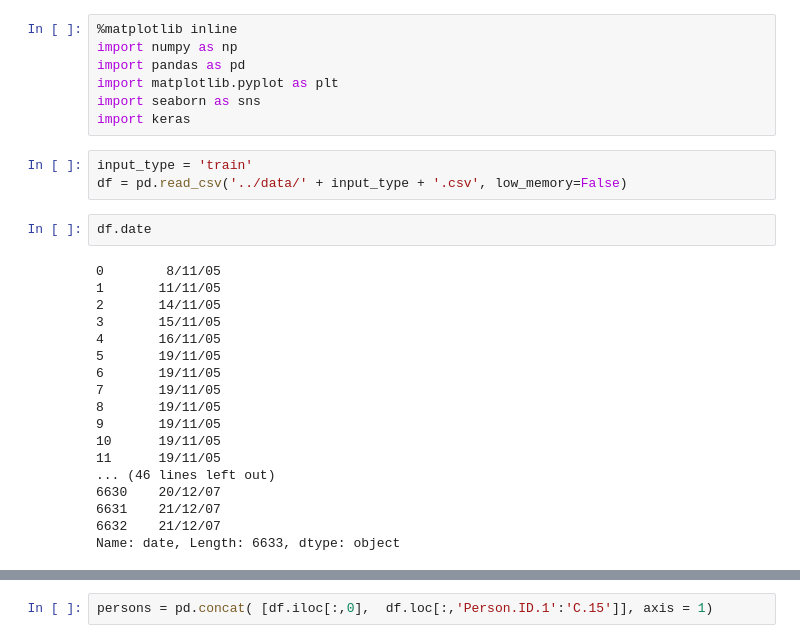
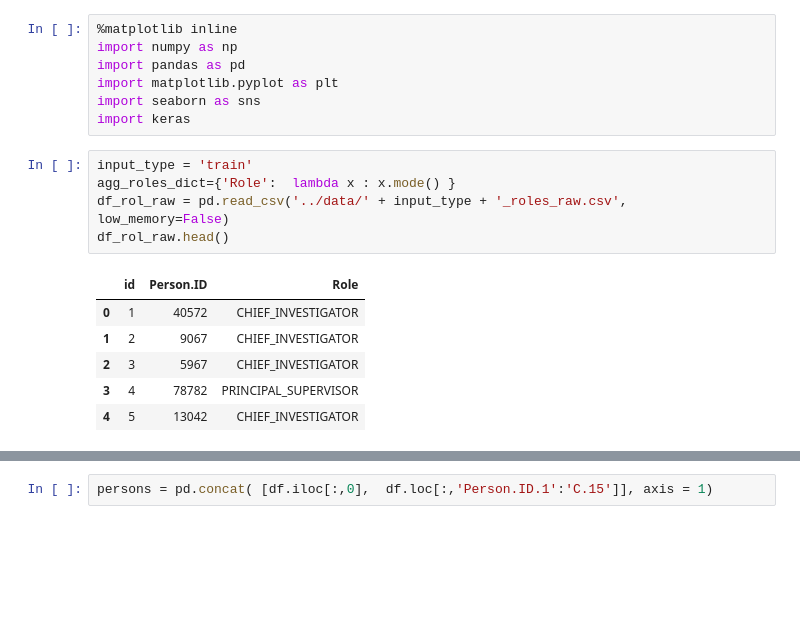
Before and after one commit to diegoami/DSRetreat_Melbourne_DIOLEM, a Jupyter notebook: scripts/emanuel_working.ipynb, the cells around one changed output, grey strips where cells are left out. Saved outputs shown, nothing was run; the diff lists cells and outputs as text; blank space fills up the shorter version.

```diff
--- a/scripts/emanuel_working.ipynb
+++ b/scripts/emanuel_working.ipynb
@@ -7,24 +7,13 @@ import seaborn as sns
 import keras
 # %%
 input_type = 'train'
-df = pd.read_csv('../data/' + input_type + '.csv', low_memory=False)
+agg_roles_dict={'Role':  lambda x : x.mode() }
+df_rol_raw = pd.read_csv('../data/' + input_type + '_roles_raw.csv', low_memory=False)
+df_rol_raw.head()
+# %% [output]
+|  | id | Person.ID | Role |
+| 0 | 1 | 40572 | CHIEF_INVESTIGATOR |
+| 1 | 2 | 9067 | CHIEF_INVESTIGATOR |
+| 2 | 3 | 5967 | CHIEF_INVESTIGATOR |
+| 3 | 4 | 78782 | PRINCIPAL_SUPERVISOR |
+| 4 | 5 | 13042 | CHIEF_INVESTIGATOR |
-# %%
-df.date
-# %% [output]
-0        8/11/05
-1       11/11/05
-2       14/11/05
-3       15/11/05
-4       16/11/05
-5       19/11/05
-6       19/11/05
-7       19/11/05
-8       19/11/05
-9       19/11/05
-10      19/11/05
-11      19/11/05
-... (46 lines left out)
-6630    20/12/07
-6631    21/12/07
-6632    21/12/07
-Name: date, Length: 6633, dtype: object
```
Also changed, not shown: parts of 9 cells of this notebook, 2 other files.
